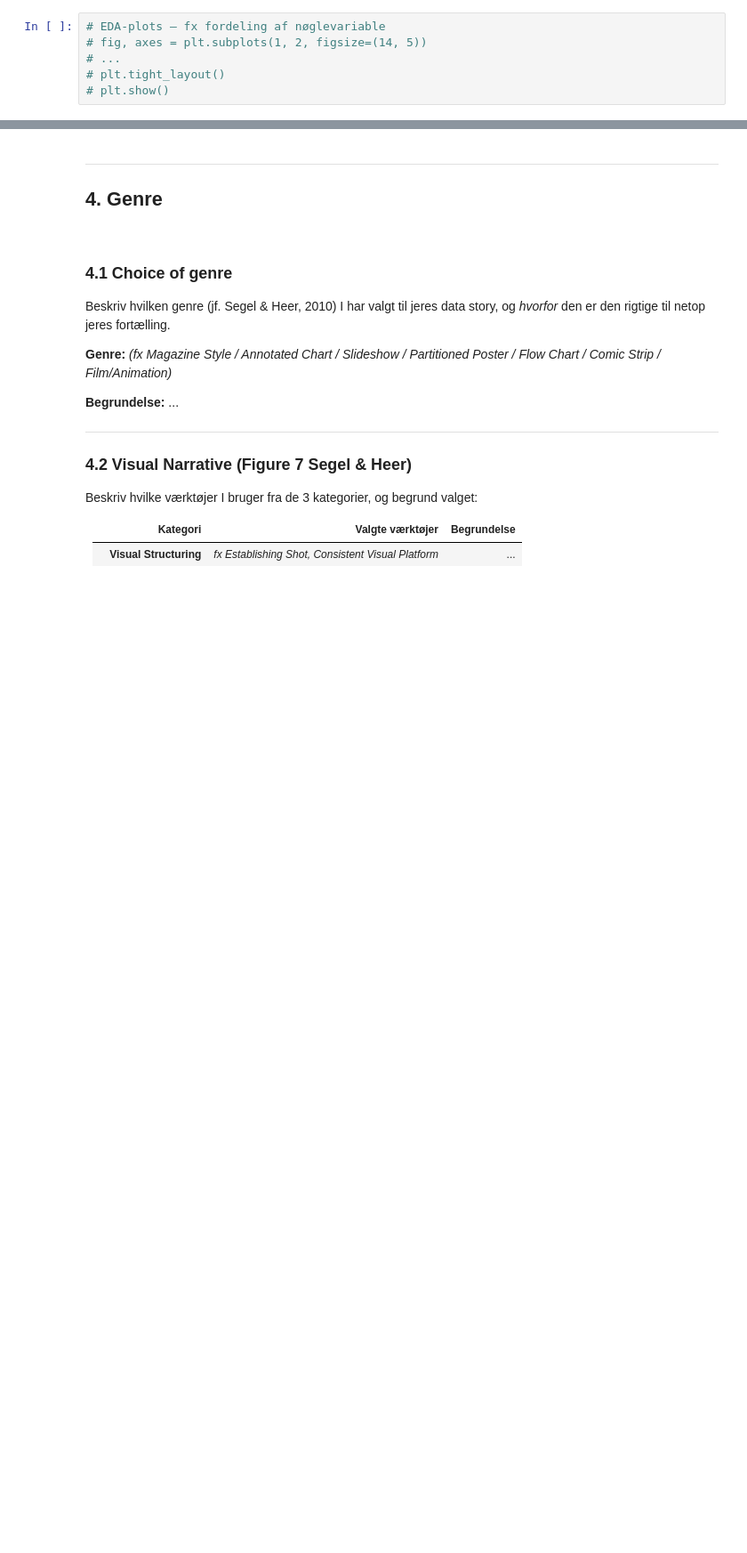
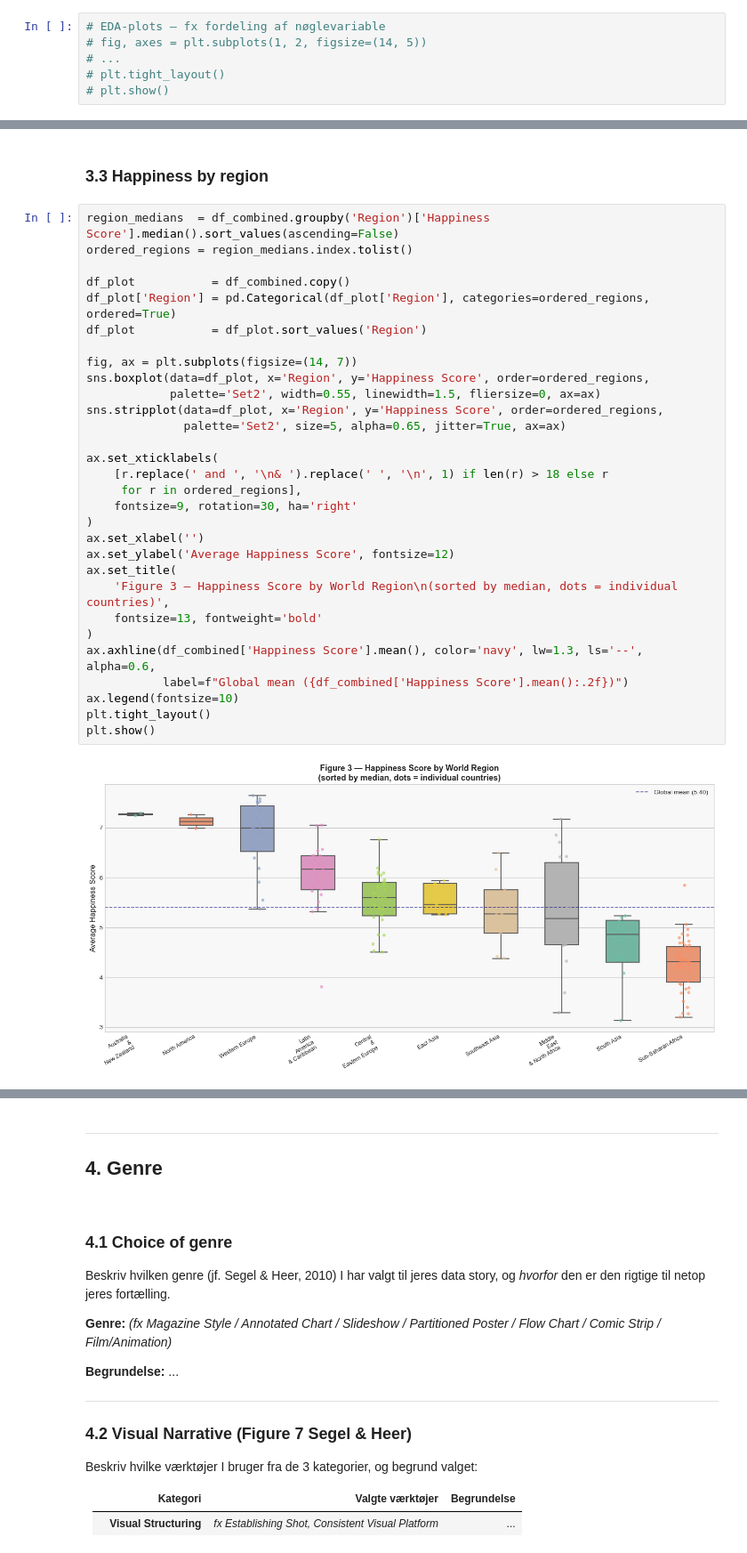
Before and after one commit to fridapfrandsen/FinalProject_SocialDataAnalysis, a Jupyter notebook: ExplainerNotebook.ipynb, the cells around one changed output, grey strips where cells are left out. Shown at 89% size. Drawn from its saved outputs; the diff is of its cells as text; blank space fills up the shorter version.

Commit message:
Data analyse

```diff
--- a/ExplainerNotebook.ipynb
+++ b/ExplainerNotebook.ipynb
@@ -113,0 +428,34 @@ Beskriv den analyse I har foretaget, og hvad I har lært om datasættet. Struktu
+# %% [markdown]
+### 3.3 Happiness by region
+# %%
+region_medians  = df_combined.groupby('Region')['Happiness Score'].median().sort_values(ascending=False)
+ordered_regions = region_medians.index.tolist()
+
+df_plot           = df_combined.copy()
+df_plot['Region'] = pd.Categorical(df_plot['Region'], categories=ordered_regions, ordered=True)
+df_plot           = df_plot.sort_values('Region')
+
+fig, ax = plt.subplots(figsize=(14, 7))
+sns.boxplot(data=df_plot, x='Region', y='Happiness Score', order=ordered_regions,
+            palette='Set2', width=0.55, linewidth=1.5, fliersize=0, ax=ax)
+sns.stripplot(data=df_plot, x='Region', y='Happiness Score', order=ordered_regions,
+              palette='Set2', size=5, alpha=0.65, jitter=True, ax=ax)
+
+ax.set_xticklabels(
+    [r.replace(' and ', '\n& ').replace(' ', '\n', 1) if len(r) > 18 else r
+     for r in ordered_regions],
+    fontsize=9, rotation=30, ha='right'
+)
+ax.set_xlabel('')
+ax.set_ylabel('Average Happiness Score', fontsize=12)
+ax.set_title(
+    'Figure 3 — Happiness Score by World Region\n(sorted by median, dots = individual countries)',
+    fontsize=13, fontweight='bold'
+)
+ax.axhline(df_combined['Happiness Score'].mean(), color='navy', lw=1.3, ls='--', alpha=0.6,
+           label=f"Global mean ({df_combined['Happiness Score'].mean():.2f})")
+ax.legend(fontsize=10)
+plt.tight_layout()
+plt.show()
+# %% [output]
+[figure, added]
```
Also changed, not shown: parts of 49 cells of this notebook, 2 other files.
